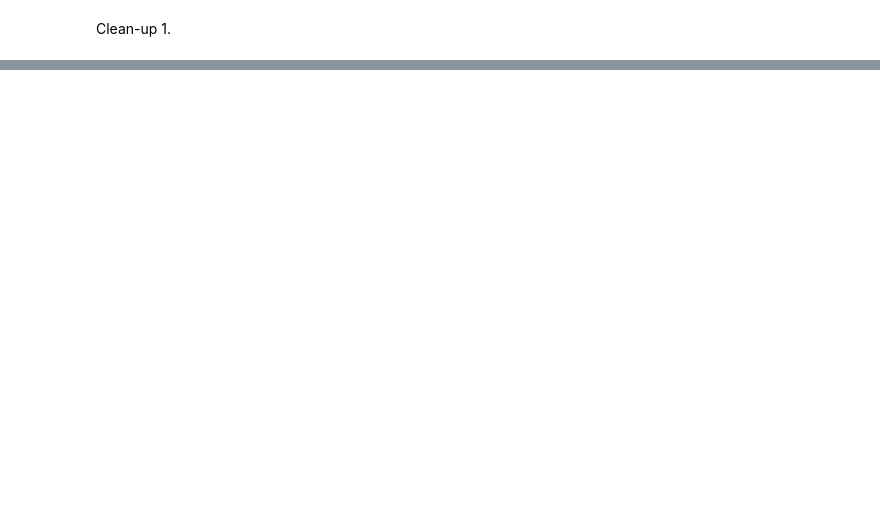
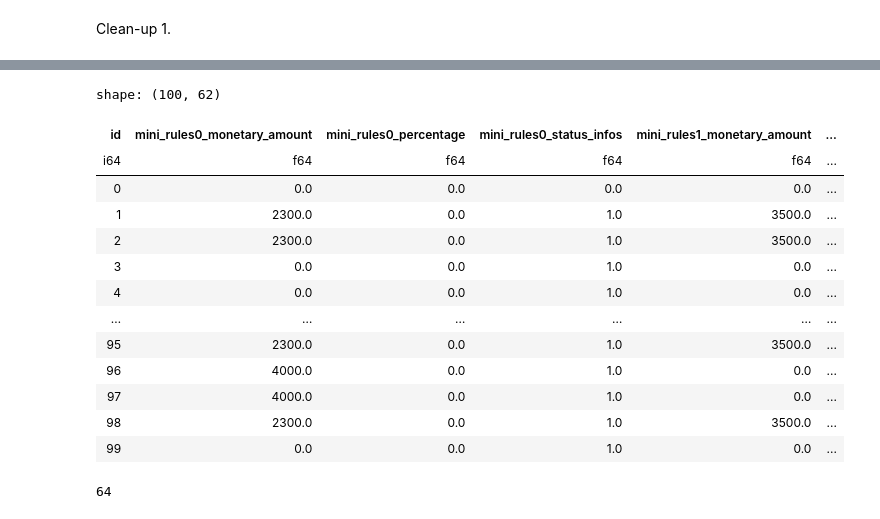
Before and after one commit to jfroggatt/aeroclub_recsys_2025, a Jupyter notebook: aeroclub_recsys.ipynb, the cells around one changed output, grey strips where cells are left out. Drawn from its saved outputs; the diff is of its cells as text; code cells hidden in the pictures; blank space fills up the shorter version.

```diff
--- a/aeroclub_recsys.ipynb
+++ b/aeroclub_recsys.ipynb
@@ -503,0 +653,28 @@ flight_clusters = flight_clusterer.fit_predict(scaled_features)
+# %%
+def camel_to_snake(name):
+    """Convert camelCase or PascalCase to snake_case"""
+    s1 = re.sub('(.)([A-Z][a-z]+)', r'\1_\2', name)
+    s2 = re.sub('([a-z0-9])([A-Z])', r'\1_\2', s1)
+    return s2.lower()
+
+def convert_columns_to_snake_case(df):
+    """Convert all column names in a polars DataFrame to snake_case"""
+    return df.rename({col: camel_to_snake(col) for col in df.columns})
+# %%
+data = convert_columns_to_snake_case(data)
+data.head(100)
+# %% [output]
+shape: (100, 62)
+| id | mini_rules0_monetary_amount | mini_rules0_percentage | mini_rules0_status_infos | mini_rules1_monetary_amount | ... |
+| i64 | f64 | f64 | f64 | f64 | ... |
+| 0 | 0.0 | 0.0 | 0.0 | 0.0 | ... |
+| 1 | 2300.0 | 0.0 | 1.0 | 3500.0 | ... |
+| 2 | 2300.0 | 0.0 | 1.0 | 3500.0 | ... |
+| 3 | 0.0 | 0.0 | 1.0 | 0.0 | ... |
+| 4 | 0.0 | 0.0 | 1.0 | 0.0 | ... |
+| … | … | … | … | … | ... |
+| 95 | 2300.0 | 0.0 | 1.0 | 3500.0 | ... |
+| 96 | 4000.0 | 0.0 | 1.0 | 0.0 | ... |
+| 97 | 4000.0 | 0.0 | 1.0 | 0.0 | ... |
+| 98 | 2300.0 | 0.0 | 1.0 | 3500.0 | ... |
+| 99 | 0.0 | 0.0 | 1.0 | 0.0 | ... |
@@ -503,0 +723,9 @@ flight_clusters = flight_clusterer.fit_predict(scaled_features)
+# %%
+# Scale the features for use with KMeans
+scaler = StandardScaler()
+features_scaled = scaler.fit_transform(clustering_pd_df)
+
+del clustering_pd_df
+gc.collect()
+# %% [output]
+64
```
Also changed, not shown: parts of 18 cells of this notebook.
